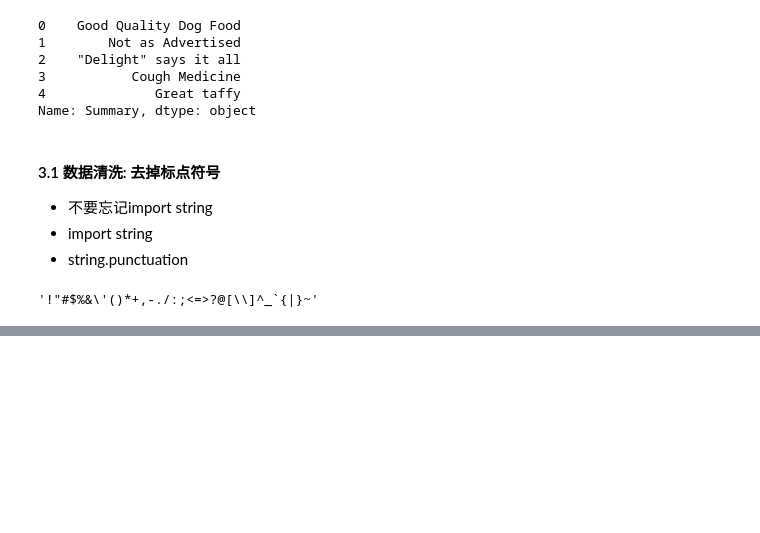
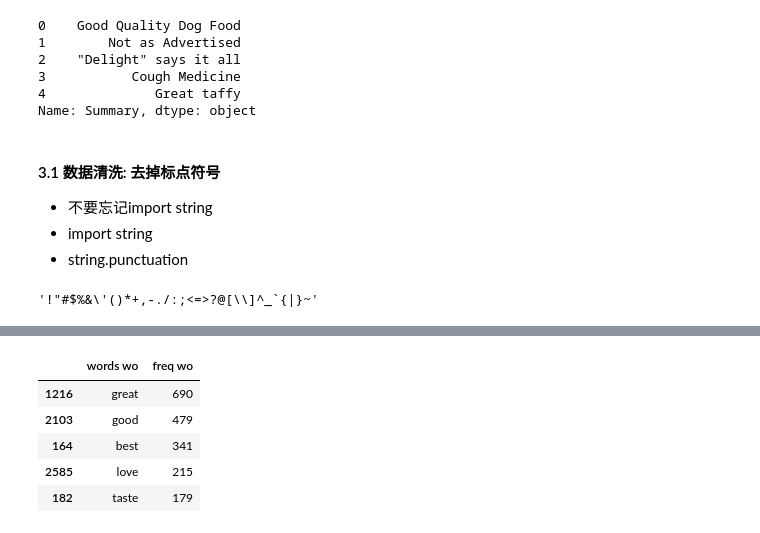
Before and after one commit to davidkorea/amazon_food_reviews, a Jupyter notebook: amazon-fine-food-reviews.ipynb, the cells around one changed output, grey strips where cells are left out. Saved outputs shown, nothing was run; the diff lists cells and outputs as text; code cells hidden in the pictures; blank space fills up the shorter version.

```diff
--- a/amazon-fine-food-reviews.ipynb
+++ b/amazon-fine-food-reviews.ipynb
@@ -193,0 +362,11 @@ reference: [How to explain the str.maketrans function in Python 3.6?](https://st
+# %%
+fdist_wo = pd.DataFrame(list(FreqDist(corpus_wo_h).items()), columns=['words wo','freq wo'])
+fdist_wo.sort_values(by='freq wo',inplace=True,ascending=False)
+fdist_wo.head()
+# %% [output]
+|  | words wo | freq wo |
+| 1216 | great | 690 |
+| 2103 | good | 479 |
+| 164 | best | 341 |
+| 2585 | love | 215 |
+| 182 | taste | 179 |
```
Also changed, not shown: parts of 40 cells of this notebook.
